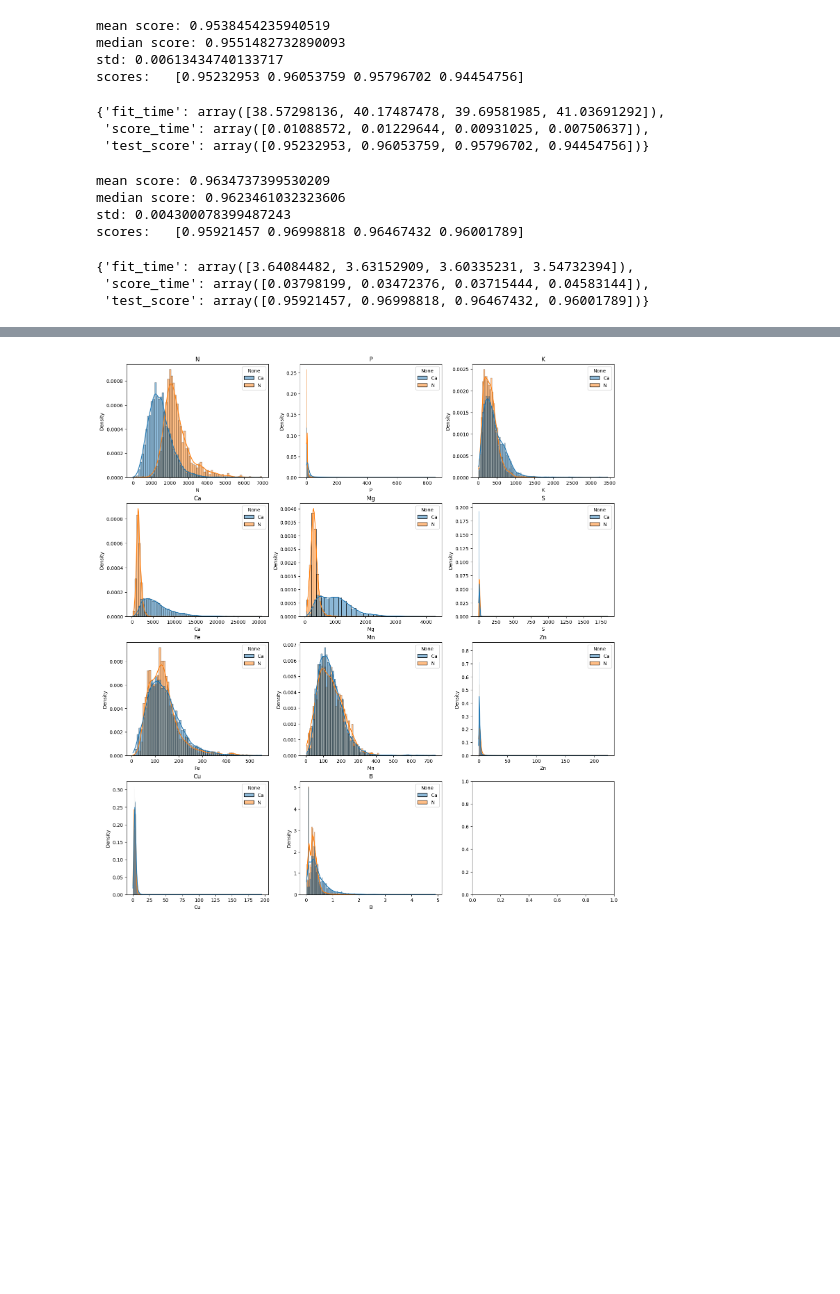
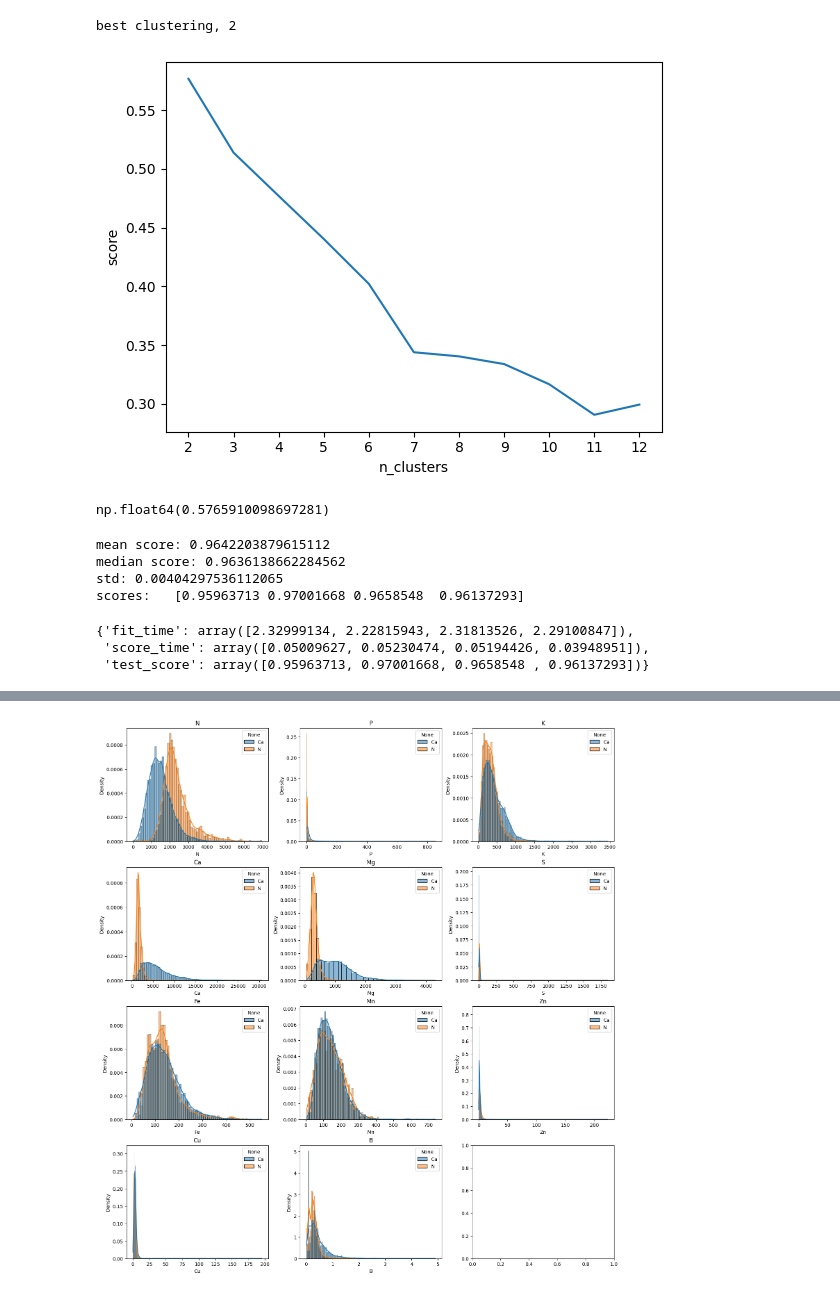
Before and after one commit to omerym/Amini-Soil-Prediction-Challenge, a Jupyter notebook: notebook.ipynb, the cells around one changed output, grey strips where cells are left out. Drawn from its saved outputs; the diff is of its cells as text; code cells hidden in the pictures; blank space fills up the shorter version.

```diff
--- a/notebook.ipynb
+++ b/notebook.ipynb
@@ -118,49 +110,45 @@ cluster_step = ("cluster", FunctionTransformer(lambda x: add_cluster(x, 3)))
+# %%
+n_clusters_range = range(2, 13)
+results = pd.DataFrame({"n_clusters": n_clusters_range, "score": None})
+for i, n_clusters in enumerate(tqdm(n_clusters_range, desc="clustering")):
+    kmeans = KMeans(n_clusters=n_clusters)
+    target_cluster = kmeans.fit_predict(Y)
+    results.iloc[i, 1] = silhouette_score(X=Y, labels=target_cluster)
+sns.lineplot(x=results['n_clusters'], y=results['score'])
+print(f"best clustering, {results.iloc[np.argmax(results['score']), 0]}")
+plt.xticks(n_clusters_range)
+plt.show()
+# %% [output]
+best clustering, 2
+[figure, added]
+# %%
+kmeans = KMeans(n_clusters=2)
+target_cluster = pd.Series(data=kmeans.fit_predict(Y), index=Y.index)
+silhouette_score(X=Y, labels=target_cluster)
+# %% [output]
+np.float64(0.5765910098697281)
 # %%
 max_nutrient = train_dropna[target_columns].apply(
     lambda x: np.argmax(x), axis=1).map(lambda x: target_columns[x])
 max_nutrient
 max_nutrient_encoded = max_nutrient == 'Ca'
-# %%
-from sklearn.linear_model import LogisticRegressionCV
-from sklearn.decomposition import PCA
-clf_log = Pipeline(
-    [("drop", FunctionTransformer(lambda x: x.drop(columns=["PID", "site"]))),
-     ("scale", StandardScaler()),
-     ('pca', PCA(74)),
-     ("log", LogisticRegressionCV(
-         random_state=0,
-         solver='sag',
-         max_iter=500,
-         n_jobs=-1
-     ))])
-eval_classifier(clf_log, X, max_nutrient_encoded, n_jobs=-1, n_splits=4)
-# %% [output]
-mean score: 0.9538454235940519
-median score: 0.9551482732890093
-std: 0.00613434740133717
-scores:   [0.95232953 0.96053759 0.95796702 0.94454756]
-{'fit_time': array([38.57298136, 40.17487478, 39.69581985, 41.03691292]),
- 'score_time': array([0.01088572, 0.01229644, 0.00931025, 0.00750637]),
- 'test_score': array([0.95232953, 0.96053759, 0.95796702, 0.94454756])}
 # %%
 from sklearn.ensemble import HistGradientBoostingClassifier
-clf_hist = Pipeline(
-    [("drop", FunctionTransformer(lambda x: x.drop(columns=["PID", "site"]))),
+is_ca_max_hist = Pipeline(
+    [("drop", FunctionTransformer(lambda x: x.drop(columns=["PID", "site", 'mb1', 'mdem', 'QA_PIXEL', 'VH']))),
      ("c", ColumnTransformer(
          [('log',  FunctionTransformer(np.log1p),
-           ['VH', 'B11', 'B4', 'B5', 'B7', 'B8', 'B8A', 'B9', 'CLOUDY_PIXEL_PERCENTAGE',
-            'MEAN_SOLAR_ZENITH_ANGLE', 'NODATA_PIXEL_PERCENTAGE']),
-          ('exp',  FunctionTransformer(np.expm1),
-           ['mb1', 'mdem', 'QA_PIXEL']),],
-         remainder='passthrough')),
+           ['B7', 'MEAN_SOLAR_ZENITH_ANGLE']),],
+         remainder='passthrough', force_int_remainder_cols=False)),
      ("hist", HistGradientBoostingClassifier(random_state=0
                                              ))])
-eval_classifier(clf_hist, X, max_nutrient_encoded, n_jobs=-1, n_splits=4)
+eval_classifier(is_ca_max_hist, X,
+                max_nutrient_encoded, n_jobs=-1, n_splits=4)
 # %% [output]
-mean score: 0.9634737399530209
-median score: 0.9623461032323606
-std: 0.004300078399487243
-scores:   [0.95921457 0.96998818 0.96467432 0.96001789]
+mean score: 0.9642203879615112
+median score: 0.9636138662284562
+std: 0.00404297536112065
+scores:   [0.95963713 0.97001668 0.9658548  0.96137293]
-{'fit_time': array([3.64084482, 3.63152909, 3.60335231, 3.54732394]),
- 'score_time': array([0.03798199, 0.03472376, 0.03715444, 0.04583144]),
- 'test_score': array([0.95921457, 0.96998818, 0.96467432, 0.96001789])}
+{'fit_time': array([2.32999134, 2.22815943, 2.31813526, 2.29100847]),
+ 'score_time': array([0.05009627, 0.05230474, 0.05194426, 0.03948951]),
+ 'test_score': array([0.95963713, 0.97001668, 0.9658548 , 0.96137293])}
```
Also changed, not shown: parts of 24 cells of this notebook.
